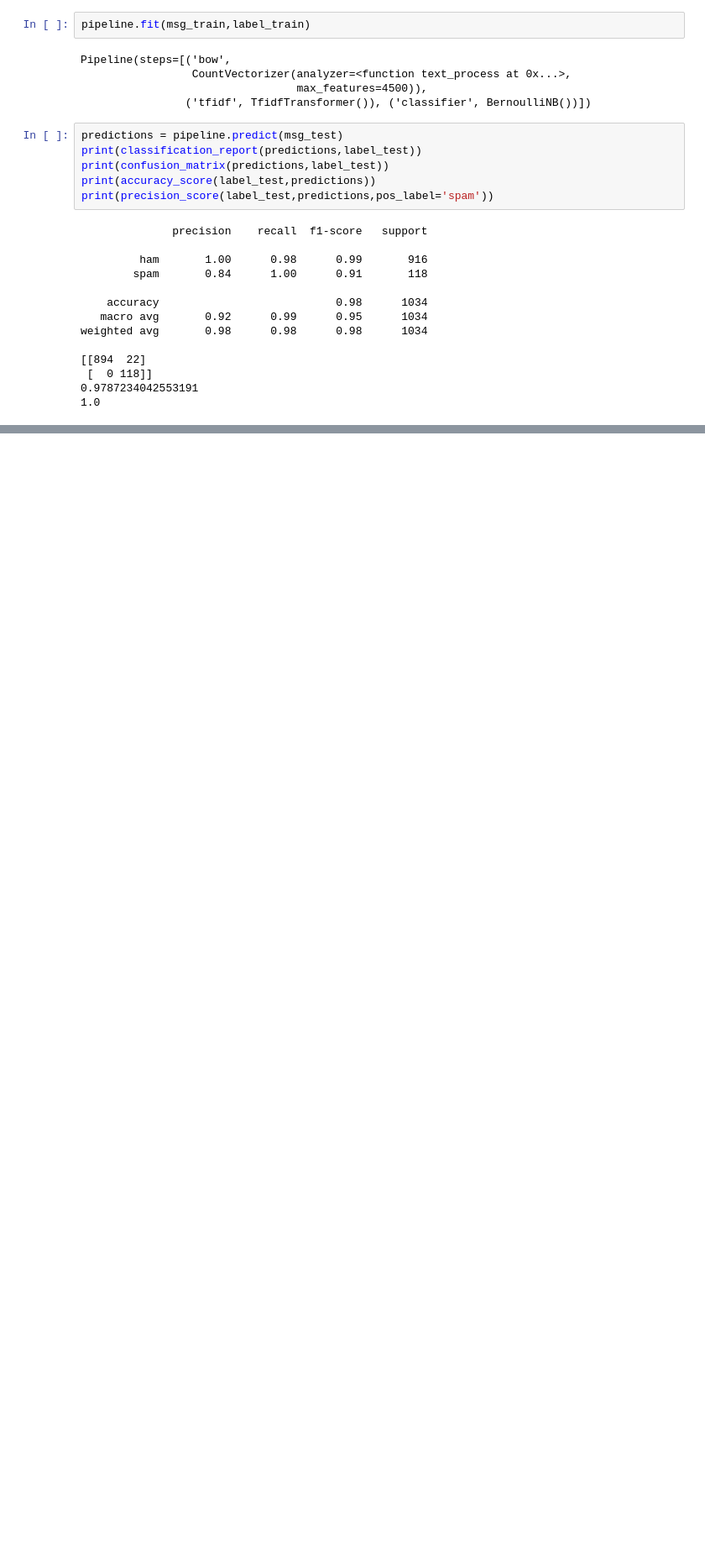
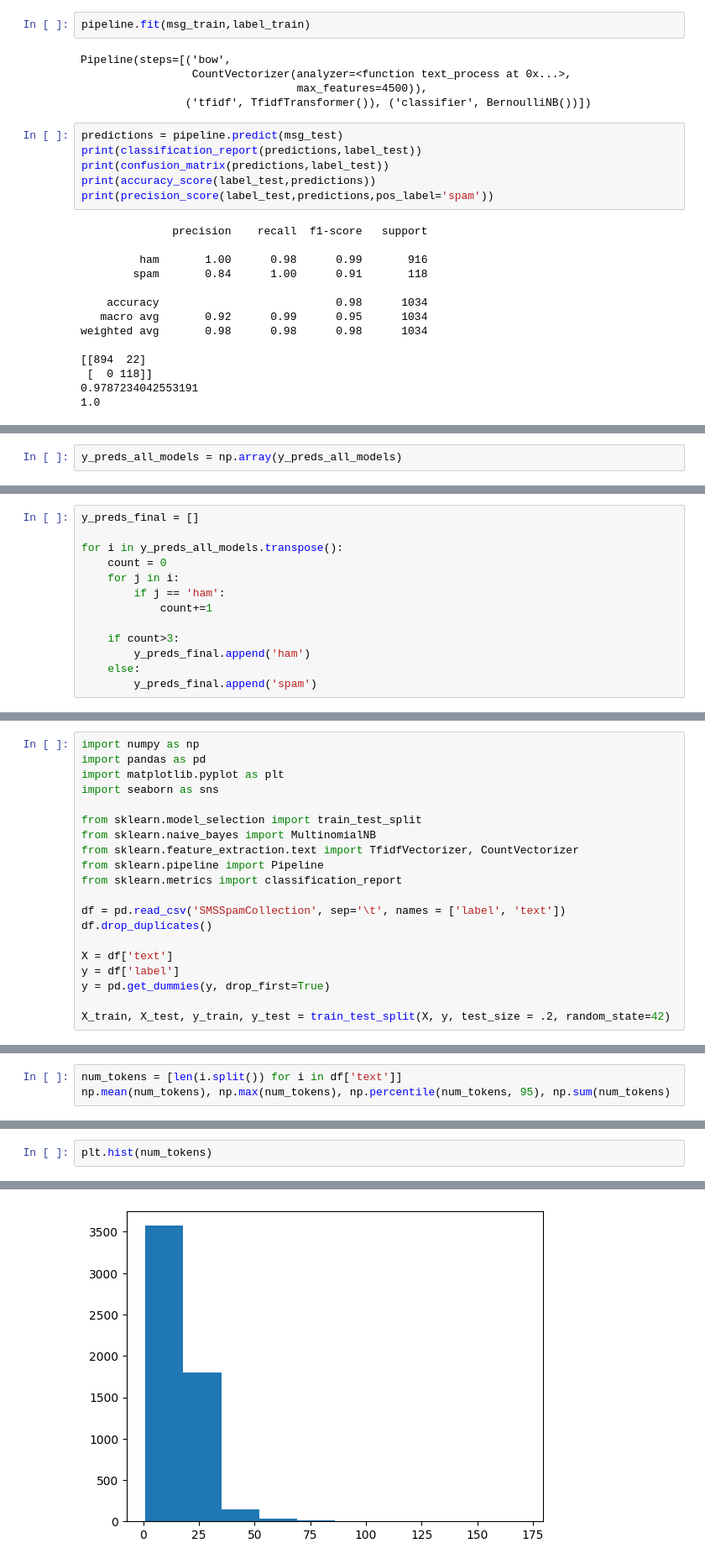
Before and after one commit to RishitSingh10/Email-Spam-Classifier, a Jupyter notebook: sms-spam-classifier.ipynb, the cells around one changed output, grey strips where cells are left out. Shown at 84% size. Cells and saved outputs as stored; diff of their text form; blank space fills up the shorter version.

```diff
--- a/sms-spam-classifier.ipynb
+++ b/sms-spam-classifier.ipynb
@@ -404,0 +730,2 @@ for message_no, message in enumerate(msg_test[20:30]):
+# %%
+y_preds_all_models = np.array(y_preds_all_models)
@@ -404,0 +746,13 @@ for message_no, message in enumerate(msg_test[20:30]):
+# %%
+y_preds_final = []
+
+for i in y_preds_all_models.transpose():
+    count = 0
+    for j in i:
+        if j == 'ham':
+            count+=1
+
+    if count>3:
+        y_preds_final.append('ham')
+    else:
+        y_preds_final.append('spam')
@@ -404,0 +786,20 @@ for message_no, message in enumerate(msg_test[20:30]):
+# %%
+import numpy as np
+import pandas as pd
+import matplotlib.pyplot as plt
+import seaborn as sns
+
+from sklearn.model_selection import train_test_split
+from sklearn.naive_bayes import MultinomialNB
+from sklearn.feature_extraction.text import TfidfVectorizer, CountVectorizer
+from sklearn.pipeline import Pipeline
+from sklearn.metrics import classification_report
+
+df = pd.read_csv('SMSSpamCollection', sep='\t', names = ['label', 'text'])
+df.drop_duplicates()
+
+X = df['text']
+y = df['label']
+y = pd.get_dummies(y, drop_first=True)
+
+X_train, X_test, y_train, y_test = train_test_split(X, y, test_size = .2, random_state=42)
@@ -404,0 +813,3 @@ for message_no, message in enumerate(msg_test[20:30]):
+# %%
+num_tokens = [len(i.split()) for i in df['text']]
+np.mean(num_tokens), np.max(num_tokens), np.percentile(num_tokens, 95), np.sum(num_tokens)
@@ -404,0 +818,3 @@ for message_no, message in enumerate(msg_test[20:30]):
+# %%
+plt.hist(num_tokens)
+# %% [output]
@@ -404,0 +825 @@ for message_no, message in enumerate(msg_test[20:30]):
+[figure, added]
```
Also changed, not shown: parts of 73 cells of this notebook.
